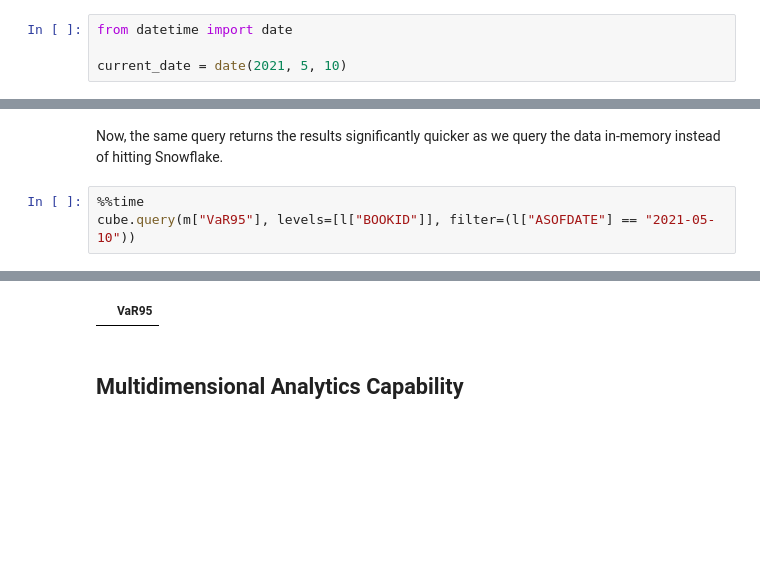
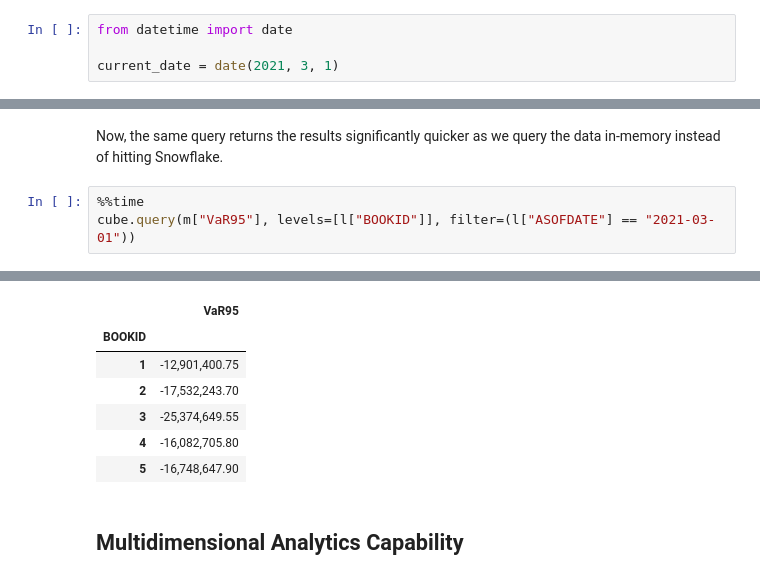
Before and after one commit to atoti/atoti, a Jupyter notebook: 02-technical-guides/directquery-vector/main.ipynb, the cells around one changed output, grey strips where cells are left out. Saved outputs shown, nothing was run; the diff lists cells and outputs as text; blank space fills up the shorter version.

```diff
--- a/02-technical-guides/directquery-vector/main.ipynb
+++ b/02-technical-guides/directquery-vector/main.ipynb
@@ -472,7 +483,7 @@ Queries depends on the performance of Snowflake. However, we can have a hybrid w
 # %%
 from datetime import date
 
-current_date = date(2021, 5, 10)
+current_date = date(2021, 3, 1)
 # %% [markdown]
 We exclude the `TRADEID` level in our aggregate provider as it is too granular and will increase the cardinality of our query.
 # %%
@@ -507,5 +518,5 @@ cube.aggregate_providers.update(
 Now, the same query returns the results significantly quicker as we query the data in-memory instead of hitting Snowflake.
 # %%
 %%time
-cube.query(m["VaR95"], levels=[l["BOOKID"]], filter=(l["ASOFDATE"] == "2021-05-10"))
+cube.query(m["VaR95"], levels=[l["BOOKID"]], filter=(l["ASOFDATE"] == "2021-03-01"))
 # %% [output]
@@ -514,4 +525,10 @@ Wall time: 19.7 ms
 |  | VaR95 |
+| BOOKID |  |
+| 1 | -12,901,400.75 |
+| 2 | -17,532,243.70 |
+| 3 | -25,374,649.55 |
+| 4 | -16,082,705.80 |
+| 5 | -16,748,647.90 |
 # %% [markdown]
 ## Multidimensional Analytics Capability
 # %% [markdown]
```
Also changed, not shown: parts of 10 cells of this notebook.
